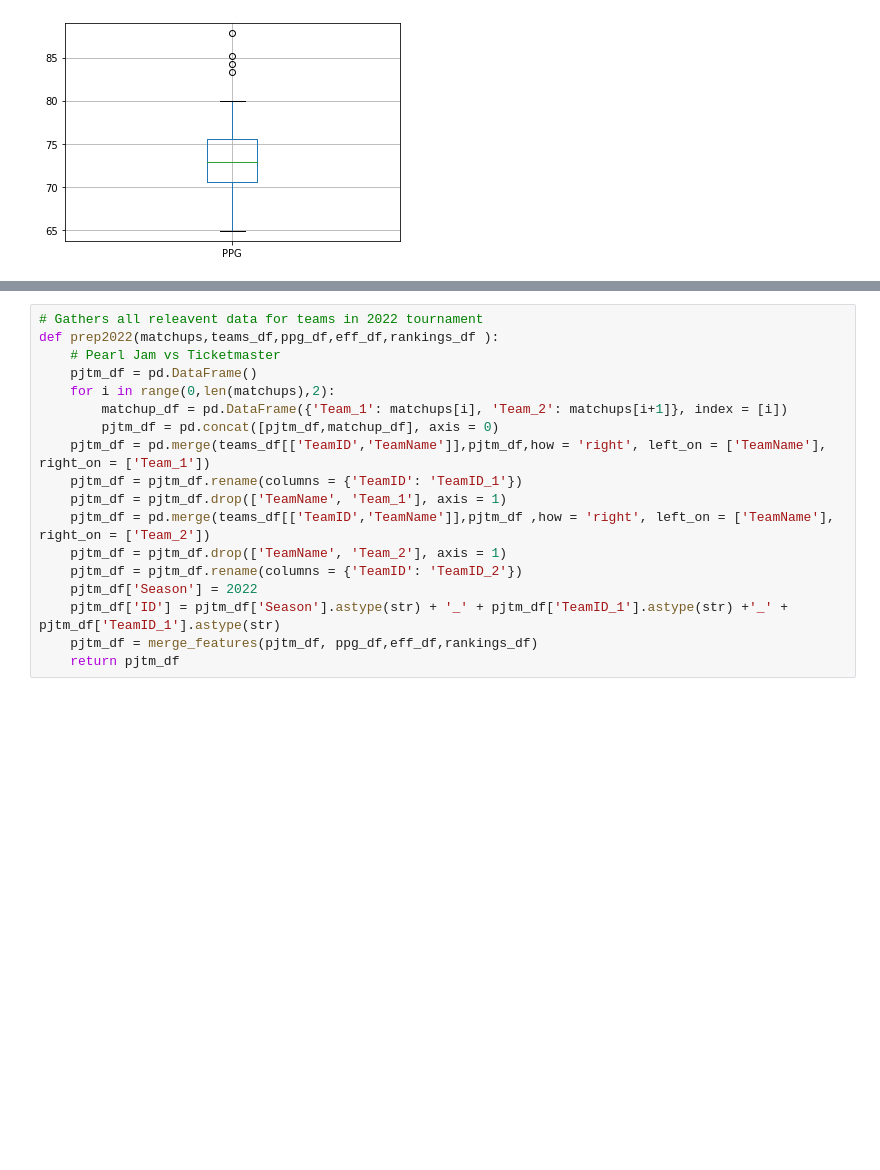
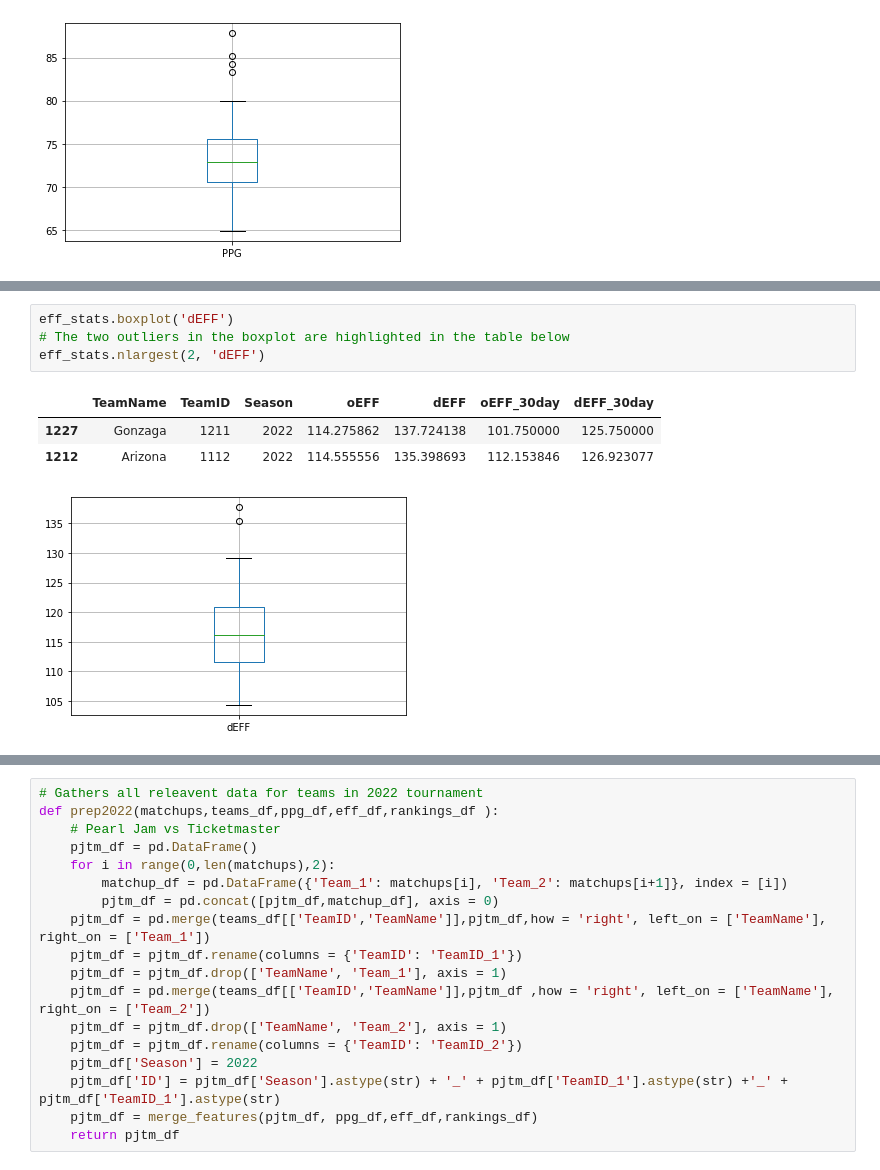
Before and after one commit to ZChipman/Predicting_March_Madness, a Jupyter notebook: 2022 March Maddness Prediction.ipynb, the cells around one changed output, grey strips where cells are left out. Saved outputs shown, nothing was run; the diff lists cells and outputs as text; blank space fills up the shorter version.

```diff
--- a/2022 March Maddness Prediction.ipynb
+++ b/2022 March Maddness Prediction.ipynb
@@ -600,0 +610,9 @@ ppg_stats.nlargest(4, 'PPG')
+# %%
+eff_stats.boxplot('dEFF')
+# The two outliers in the boxplot are highlighted in the table below
+eff_stats.nlargest(2, 'dEFF')
+# %% [output]
+|  | TeamName | TeamID | Season | oEFF | dEFF | oEFF_30day | dEFF_30day |
+| 1227 | Gonzaga | 1211 | 2022 | 114.275862 | 137.724138 | 101.750000 | 125.750000 |
+| 1212 | Arizona | 1112 | 2022 | 114.555556 | 135.398693 | 112.153846 | 126.923077 |
+[figure, added]
```
Also changed, not shown: parts of 21 cells of this notebook.
